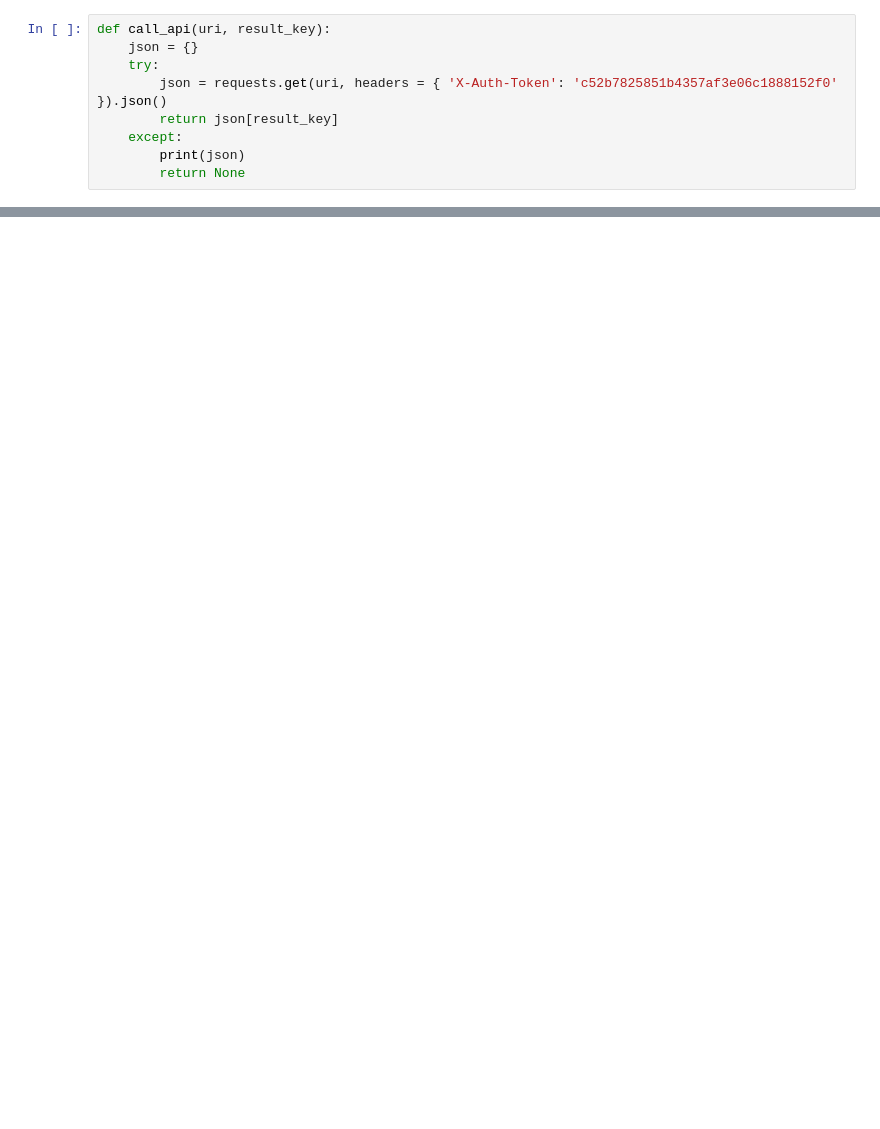
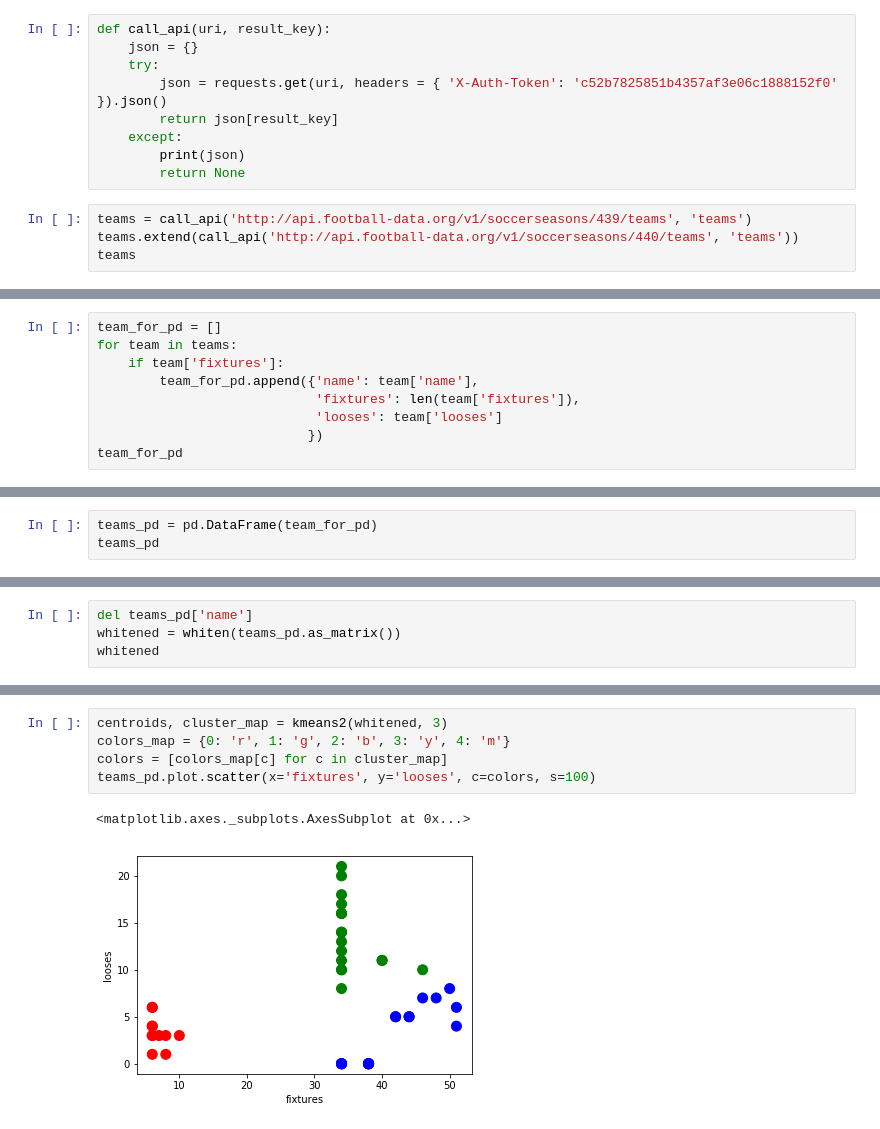
Before and after one commit to Eugene-q/netology_exercises, a Jupyter notebook: 4_3/soccer_stat.ipynb, the cells around one changed output, grey strips where cells are left out. Drawn from its saved outputs; the diff is of its cells as text; blank space fills up the shorter version.

```diff
--- a/4_3/soccer_stat.ipynb
+++ b/4_3/soccer_stat.ipynb
@@ -19,3 +17,7 @@ def call_api(uri, result_key):
     except:
         print(json)
         return None
+# %%
+teams = call_api('http://api.football-data.org/v1/soccerseasons/439/teams', 'teams')
+teams.extend(call_api('http://api.football-data.org/v1/soccerseasons/440/teams', 'teams'))
+teams
@@ -21,0 +101,9 @@ def call_api(uri, result_key):
+# %%
+team_for_pd = []
+for team in teams:
+    if team['fixtures']:
+        team_for_pd.append({'name': team['name'],
+                            'fixtures': len(team['fixtures']),
+                            'looses': team['looses']
+                           })
+team_for_pd
@@ -21,0 +128,3 @@ def call_api(uri, result_key):
+# %%
+teams_pd = pd.DataFrame(team_for_pd)
+teams_pd
@@ -21,0 +149,4 @@ def call_api(uri, result_key):
+# %%
+del teams_pd['name']
+whitened = whiten(teams_pd.as_matrix())
+whitened
@@ -21,0 +171,8 @@ def call_api(uri, result_key):
+# %%
+centroids, cluster_map = kmeans2(whitened, 3)
+colors_map = {0: 'r', 1: 'g', 2: 'b', 3: 'y', 4: 'm'}
+colors = [colors_map[c] for c in cluster_map]
+teams_pd.plot.scatter(x='fixtures', y='looses', c=colors, s=100)
+# %% [output]
+<matplotlib.axes._subplots.AxesSubplot at 0x...>
+[figure, added]
```
Also changed, not shown: parts of 7 cells of this notebook.
